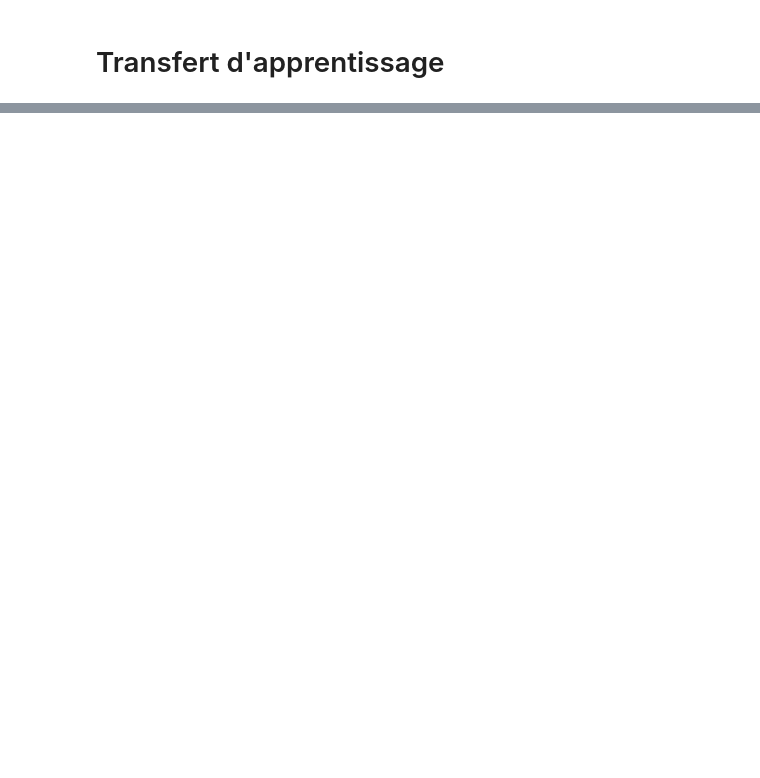
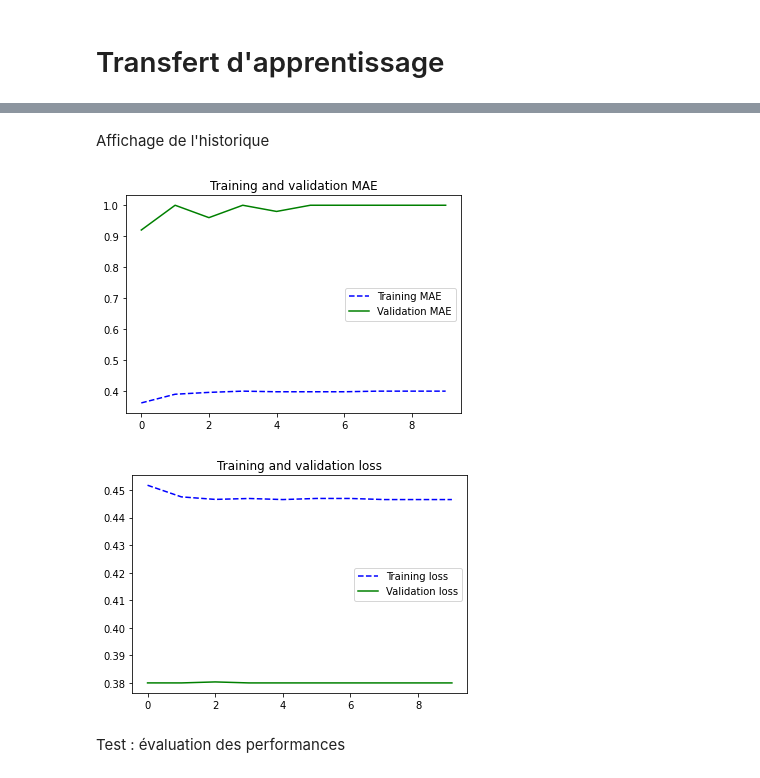
Before and after one commit to Bornord/DeepLearning, a Jupyter notebook: Driver/Projet_LeVrai2.0.ipynb, the cells around one changed output, grey strips where cells are left out. Drawn from its saved outputs; the diff is of its cells as text; code cells hidden in the pictures; blank space fills up the shorter version.

```diff
--- a/Driver/Projet_LeVrai2.0.ipynb
+++ b/Driver/Projet_LeVrai2.0.ipynb
@@ -187,0 +408,16 @@ plot_training_analysis(history)
+# %%
+model = Sequential()
+model.add(resnet_custom)
+model.add(Flatten())
+model.add(Dense(256, activation='relu'))
+model.add(Dense(len(CLASSES),activation="sigmoid"))   # Couche de sortie
+model.add(Softmax())
+# %%
+model.compile(loss='binary_crossentropy',
+              optimizer=optimizers.Adam(learning_rate=3e-4),
+              metrics=['accuracy'])
+
+history = model.fit(np.array(X_TRAIN), np.array(Y_TRAIN),
+                    validation_data=(np.array(X_VAL), np.array(Y_VAL)),
+                    epochs=10,
+                    )
@@ -187,0 +445,9 @@ plot_training_analysis(history)
+# %% [markdown]
+Affichage de l'historique
+# %%
+plot_training_analysis(history)
+# %% [output]
+[figure, added]
+[figure, added]
+# %% [markdown]
+Test : évaluation des performances
```
Also changed, not shown: parts of 37 cells of this notebook, 1 other file.
